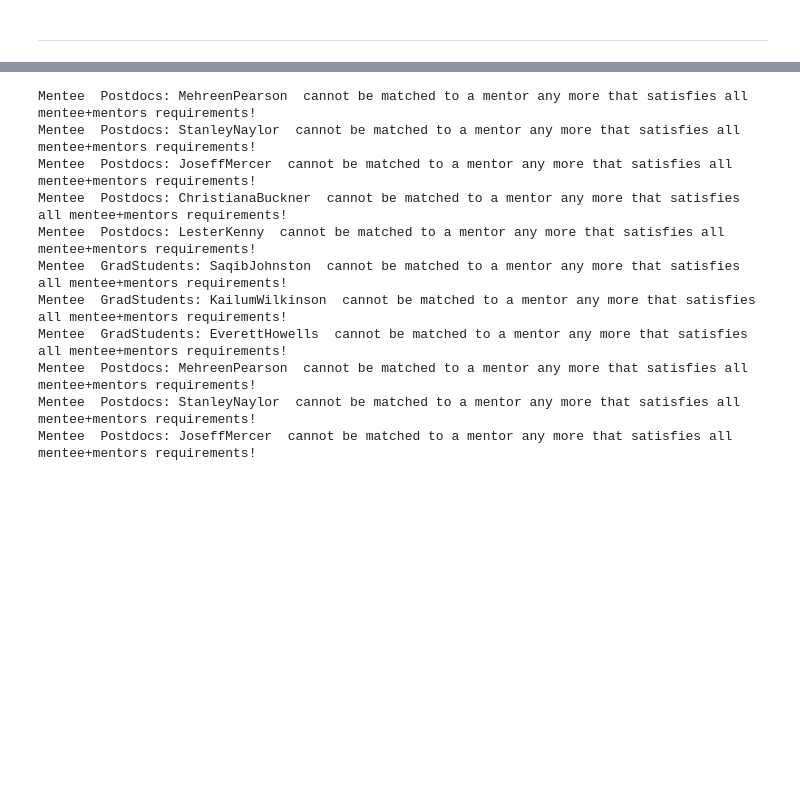
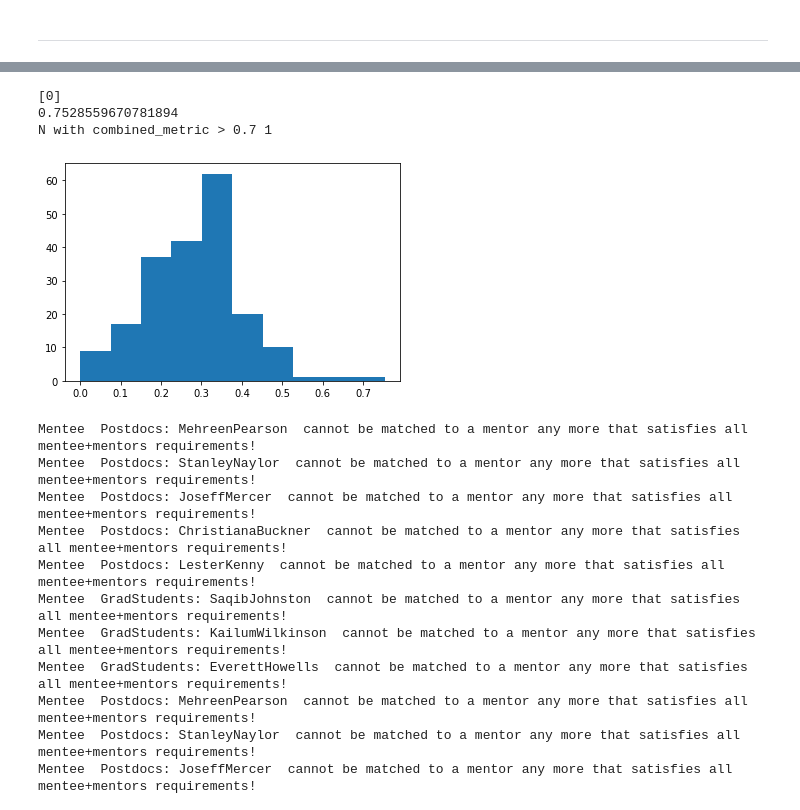
Before and after one commit to CIERA-Northwestern/JEDI_ext_mentorship, a Jupyter notebook: MentorMatching.ipynb, the cells around one changed output, grey strips where cells are left out. Saved outputs shown, nothing was run; the diff lists cells and outputs as text; code cells hidden in the pictures; blank space fills up the shorter version.

Commit message:
brainstorming a combined metric

```diff
--- a/MentorMatching.ipynb
+++ b/MentorMatching.ipynb
@@ -103,3 +98,49 @@ fig.set_size_inches(26,8)
+# %%
+# testing a method to pick the best network
+# in order of vals array
+# 0: (top) maximize frac_mentees_with_a_mentor
+# 1: maximize frac_mentees_less_than_requested
+# 2: maximize frac_mentors_assigned_mentees ?
+# 3: maximize frac_mentors_with_extra_slots ?
+# 4: (top) throw out any with frac_mentors_overassigned
+# 5: maximize frac_mentees_atleast_one_preference
+# 6: (top) throw out any with frac_any_avoid > 0
+# 7: (top) maximize mean_clique_size
+# 8: maximize n_cliques_gt
+
+combined_metric = [0]*nruns
+topfac = 2.
+midfac = 1.
+#for normalizing the clique size
+def norm_n_metric(val, arr):
+    return (val - min(arr))/(max(arr) - min(arr))
+
+for i in range(nruns):
+    #top priority
+    top = vals[0, i]*norm_n_metric(vals[7, i], vals[7])
+    if (vals[4, i] > 0 or vals[6, i] > 0):
+        top = 0
+
+    #less important
+    mid = vals[1,i]*vals[2,i]*vals[3,i]*vals[5,i]*norm_n_metric(vals[8,i], vals[8])
+
+    #some
+    combined_metric[i] = (topfac*top + midfac*mid)/(topfac + midfac)
+
+#just a check
+best = [i for (i, x) in enumerate(combined_metric) if x > 0.7]
+print(best)
+print(combined_metric[best[0]])
+print('N with combined_metric > 0.7', len(best))
+# %% [output]
+[0]
+0.7528559670781894
+N with combined_metric > 0.7 1
+# %%
+f, ax = plt.subplots()
+_ = ax.hist(combined_metric)
+# %% [output]
+[figure, added]
 # %%
 people,network = generate_network(names_df,mentees_df,mentors_df,loud=False)
 # %% [output]
```
Also changed, not shown: parts of 3 cells of this notebook, 1 other file.
